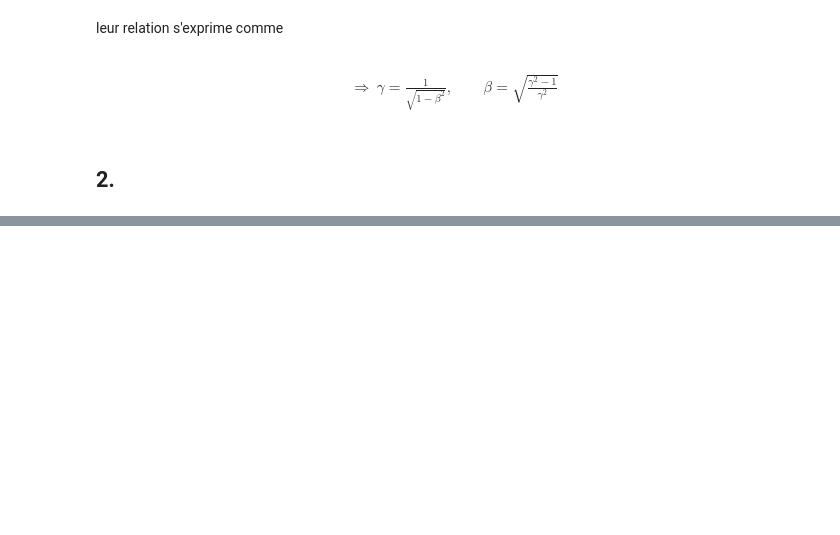
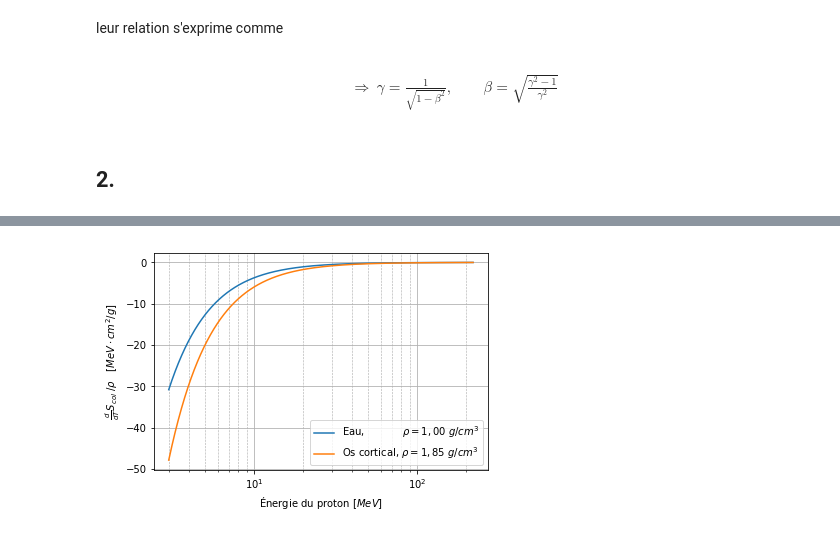
Before and after one commit to eliedl/Physique_numerique, a Jupyter notebook: TP1/TP1_Charles.ipynb, the cells around one changed output, grey strips where cells are left out. Drawn from its saved outputs; the diff is of its cells as text; code cells hidden in the pictures; blank space fills up the shorter version.

```diff
--- a/TP1/TP1_Charles.ipynb
+++ b/TP1/TP1_Charles.ipynb
@@ -148,0 +192,38 @@ $\frac{5.25478181043431 \cdot 10^{-27} c^{2} m_{e} n_{e} r_{e}^{2}}{T^{2} \rho \
+# %%
+import matplotlib.pyplot as plt
+%matplotlib inline
+Scol_subs = lambda densite, densite_electronique, excitation : ((Scol).subs(
+                [(bet2, facteur_de_lorenz_beta_carre)
+                ,(gam, facteur_de_lorenz_gamma(T))
+                ,(re, rayon_electron)
+                ,(me, masse_electron)
+                ,(ne, densite_electronique)
+                ,(mp, masse_proton)
+                ,(I, excitation)
+                ,(rho, densite)]))
+
+derivScol_eau = lambda energie_cinetique : sympy.diff(Scol_subs(
+    densite              = 1,            #g/cm**3
+    excitation           = 75e-6,     #MeV
+    densite_electronique = 5/9*nombre_avogadro),T).subs(T, energie_cinetique)
+
+derivScol_os_cortical = lambda energie_cinetique : sympy.diff(Scol_subs(
+    densite              = 1.85,             #g/cm**3
+    excitation           = 106.4e-6, #MeV
+    densite_electronique = 0.96*nombre_avogadro),T).subs(T, energie_cinetique)
+
+derivScol_eau = lambdify(T, derivScol_eau(T))
+derivScol_os_cortical = lambdify(T, derivScol_os_cortical(T))
+
+xvalues = [i for i in np.arange(3,220,0.01)]
+plt.plot(xvalues, [derivScol_eau(i) for i in xvalues], label=r"Eau,            $\rho = 1,00\ g/cm^3$")
+plt.plot(xvalues, [derivScol_os_cortical(i) for i in xvalues], label=r"Os cortical, $\rho = 1,85\ g/cm^3$")
+plt.xscale('log')
+plt.grid('True', which='Major')
+plt.grid('True', which='Minor', ls='--', linewidth=0.6)
+plt.xlabel(r'Énergie du proton $[MeV]$')
+plt.ylabel(r"$\frac{d}{dT}S_{col}\;/\rho\quad[MeV\cdot cm^2/g]$")
+plt.legend()
+plt.show()
+# %% [output]
+[figure, added]
```
Also changed, not shown: parts of 15 cells of this notebook.
